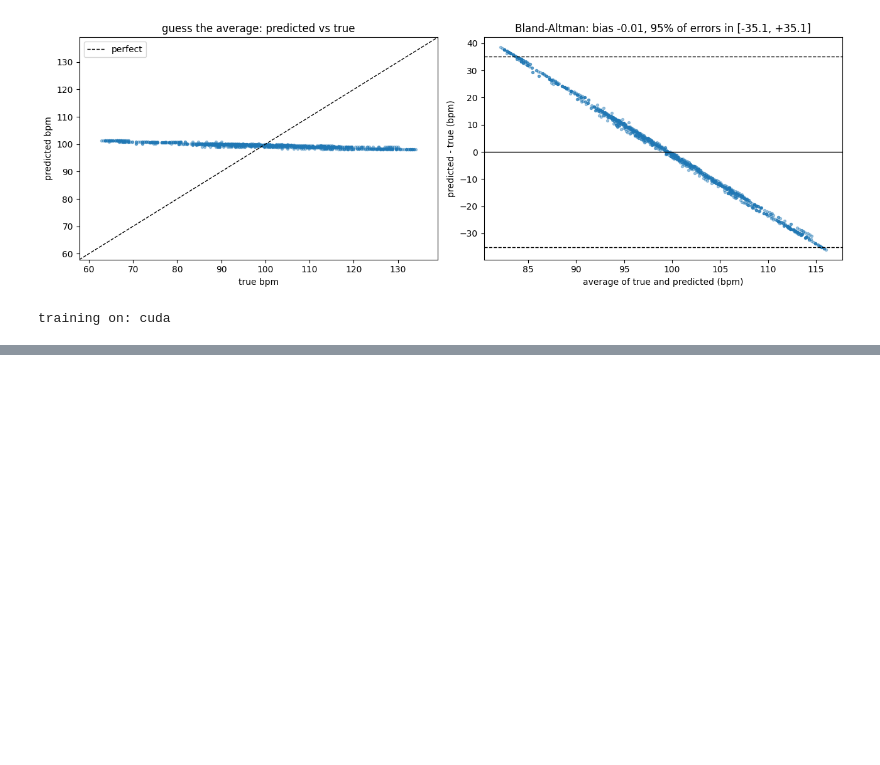
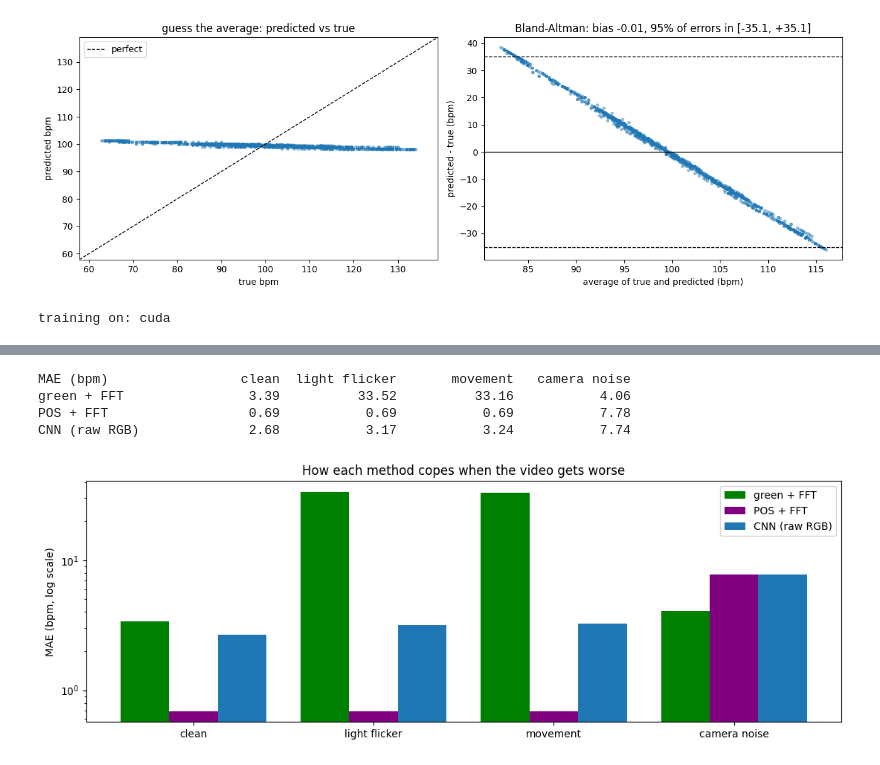
Before and after one commit to mvanamali-27/DIP-rPPG, a Jupyter notebook: notebooks/03_CNN.ipynb, the cells around one changed output, grey strips where cells are left out. Saved outputs shown, nothing was run; the diff lists cells and outputs as text; code cells hidden in the pictures; blank space fills up the shorter version.

```diff
--- a/notebooks/03_CNN.ipynb
+++ b/notebooks/03_CNN.ipynb
@@ -165 +165,16 @@ CNN (raw RGB)        2.66   3.93       88%          6.12
 POS + FFT            0.68   2.28       99%          1.94
+# %%
+rb = robustness
+X = ds["rgb"]
+versions = {
+    "clean": X,
+    "light flicker": rb.add_flicker(X),      # 0.2%, 60 times a minute
+    "movement": rb.add_movement(X),           # a 3% brightness bump lasting ~1 s
+    "camera noise": rb.add_noise(X),          # 0.3 brightness steps of random jitter
+}
+robust = {"green + FFT": {}, "POS + FFT": {}}
+for name, Xv in versions.items():
+    robust["green + FFT"][name] = rb.green_bpm(Xv)
+    robust["POS + FFT"][name] = rb.pos_bpm(Xv)
+print("classical methods done -- now the CNN (one fresh network per person) ...")
+robust["CNN (raw RGB)"] = rb.cnn_bpm(versions, X, y, subj, lambda: cnn.CNNRegressor())
@@ -165,0 +199,19 @@ POS + FFT            0.68   2.28       99%          1.94
+# %%
+names = list(versions)
+print(f"\n{'MAE (bpm)':16s}" + "".join(f"{n:>15s}" for n in names))
+for method, preds in robust.items():
+    print(f"{method:16s}" + "".join(f"{np.mean(np.abs(preds[n] - y)):15.2f}" for n in names))
+
+x = np.arange(len(names)); width = 0.27
+plt.figure(figsize=(11, 4))
+for i, (method, color) in enumerate(zip(robust, ["green", "purple", "tab:blue"])):
+    plt.bar(x + (i - 1) * width, [np.mean(np.abs(robust[method][n] - y)) for n in names],
+            width, color=color, label=method)
+plt.xticks(x, names); plt.yscale("log"); plt.ylabel("MAE (bpm, log scale)")
+plt.title("How each method copes when the video gets worse"); plt.legend(); plt.tight_layout(); plt.show()
+# %% [output]
+MAE (bpm)                 clean  light flicker       movement   camera noise
+green + FFT                3.39          33.52          33.16           4.06
+POS + FFT                  0.69           0.69           0.69           7.78
+CNN (raw RGB)              2.68           3.17           3.24           7.74
+[figure, added]
```
Also changed, not shown: parts of 5 cells of this notebook.
